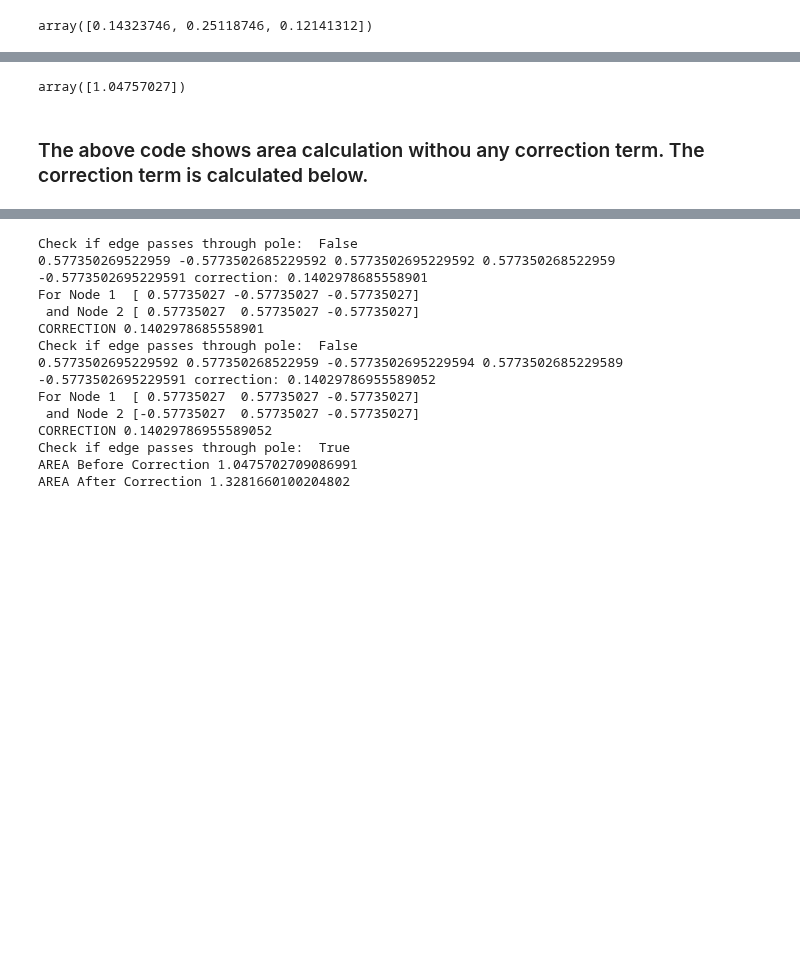
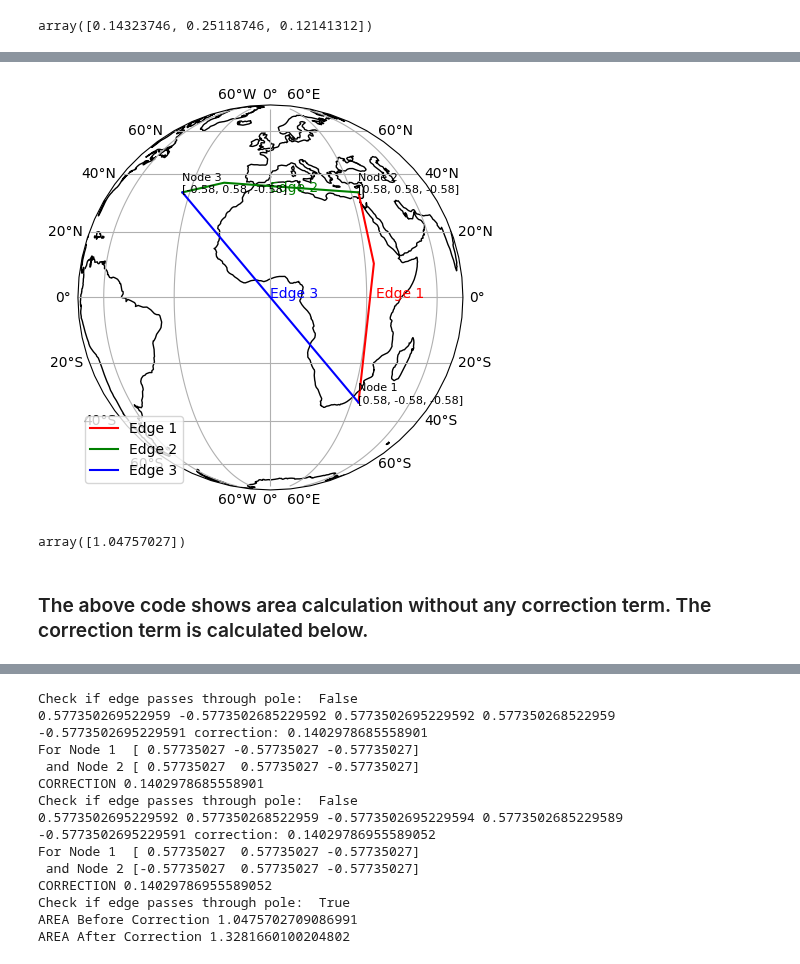
Before and after one commit to UXARRAY/uxarray, a Jupyter notebook: docs/user-guide/area_calc.ipynb, the cells around one changed output, grey strips where cells are left out. Cells and saved outputs as stored; diff of their text form; code cells hidden in the pictures; blank space fills up the shorter version.

Commit message:
o Add more to notebook, mathematical formulation of correction and plot of original triangle

```diff
--- a/docs/user-guide/area_calc.ipynb
+++ b/docs/user-guide/area_calc.ipynb
@@ -228 +246,49 @@ For the same big triangle as used above calculate area correction term at the li
+# %%
+%matplotlib inline
+# Convert the points to latitude and longitude
+points = [(point[0] * 180 / 3.14159, point[1] * 180 / 3.14159) for vert in verts for point in vert]
+
+# Node names
+node_names = ['Node 1', 'Node 2', 'Node 3']
+
+# Edge names and colors
+edge_names = ['Edge 1', 'Edge 2', 'Edge 3']
+edge_colors = ['red', 'green', 'blue']
+
+# Create a new figure
+fig = plt.figure(figsize=(10, 5))
+
+# Create a GeoAxes in the Orthographic projection
+ax = fig.add_subplot(1, 1, 1, projection=ccrs.Orthographic(central_longitude=0))
+
+# Add coastlines and gridlines for reference
+ax.add_feature(cfeature.COASTLINE)
+ax.gridlines(draw_labels=True)
+
+# Plot the points, edges, and labels
+for i in range(len(points)):
+    lon1, lat1 = points[i]
+    lon2, lat2 = points[(i + 1) % len(points)]
+
+    # Plot the edge
+    ax.plot([lon1, lon2], [lat1, lat2], color=edge_colors[i], transform=ccrs.Geodetic(), label=edge_names[i])
+
+    # Add edge label (adjust the offset as needed)
+    ax.text((lon1 + lon2) / 2, (lat1 + lat2) / 2, edge_names[i], transform=ccrs.Geodetic(), color=edge_colors[i])
+
+    # Add node label with Cartesian coordinates
+    cartesian_coords = verts[0][i]  # Get Cartesian coordinates from verts
+    label = f'{node_names[i]}\n[{cartesian_coords[0]:.2f}, {cartesian_coords[1]:.2f}, {cartesian_coords[2]:.2f}]'
+    ax.text(lon1, lat1, label, transform=ccrs.Geodetic(), fontsize=8, color='black')
+
+# Show the full globe
+ax.set_global()
+
+# Add a legend for the edges
+plt.legend()
+
+# Display the plot
+plt.show()
+# %% [output]
+[figure, added]
 # %%
@@ -231,4 +298,4 @@ area
 # %% [output]
 array([1.04757027])
 # %% [markdown]
-### The above code shows area calculation withou any correction term. The correction term is calculated below.
+### The above code shows area calculation without any correction term. The correction term is calculated below.
```
Also changed, not shown: parts of 5 cells of this notebook.
